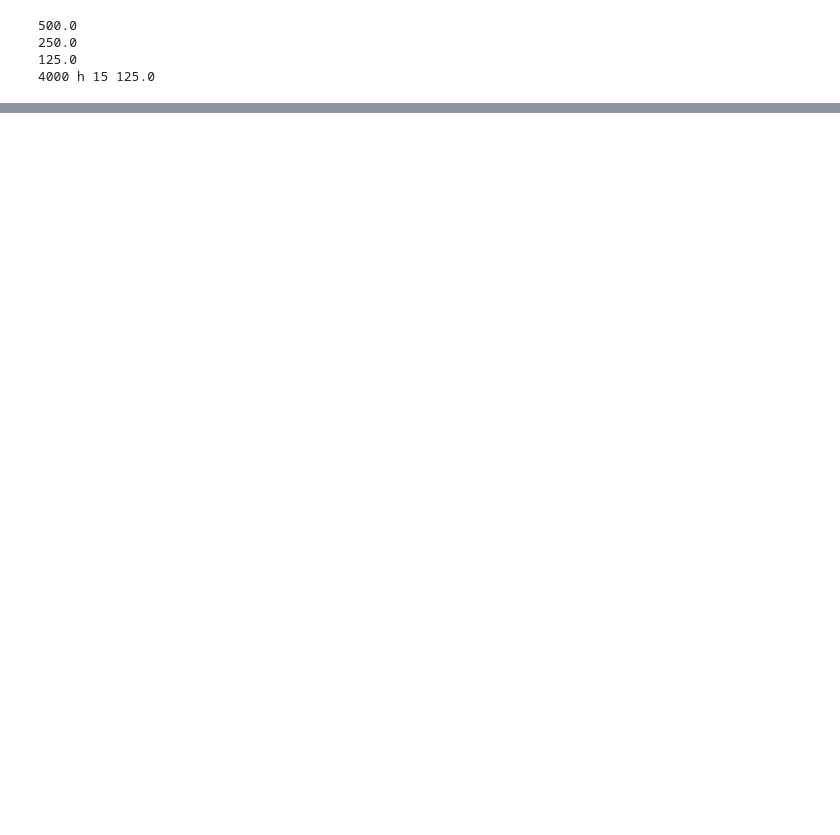
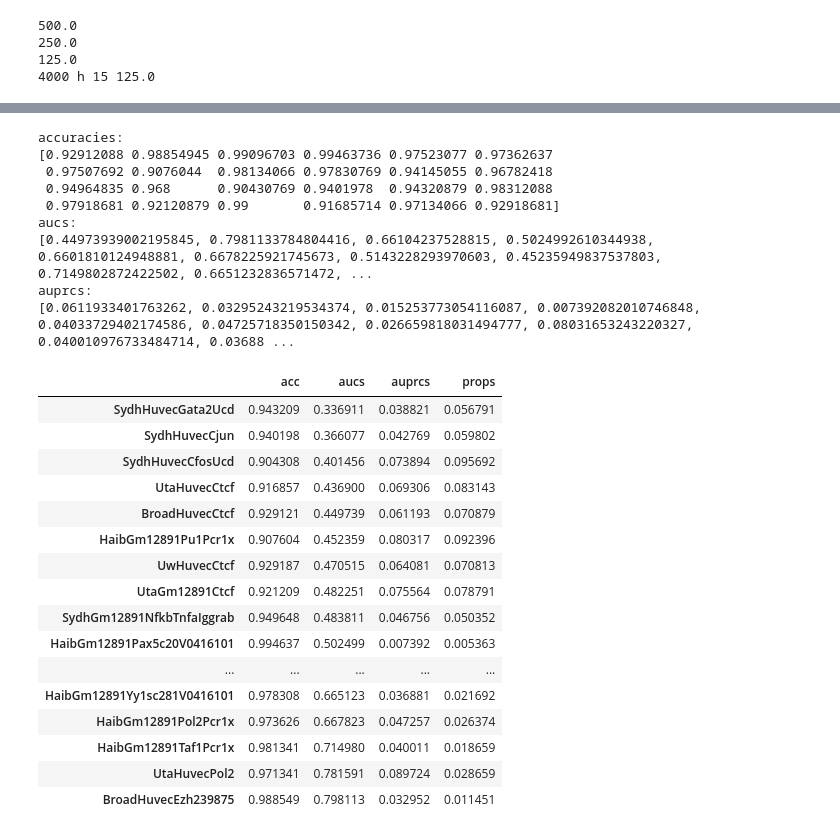
Before and after one commit to yakirr/motifnet, a Jupyter notebook: notebooks/2.train_model.ipynb, the cells around one changed output, grey strips where cells are left out. Cells and saved outputs as stored; diff of their text form; code cells hidden in the pictures; blank space fills up the shorter version.

Commit message:
calculate metrics

```diff
--- a/notebooks/2.train_model.ipynb
+++ b/notebooks/2.train_model.ipynb
@@ -16,7 +16,7 @@ test_out_path = '%s/texttest' % outbase
 # training hyperparameters
 batch_size = 50
 num_batches_in_train = int(434786 / batch_size)
-num_epochs = 10
+num_epochs = 2
 capacity = 2000
 min_after_dequeue = 1000
 learning_rate = 0.01
@@ -41,6 +41,14 @@ seqv_batch, labelv_batch = tf.train.shuffle_batch([seqv, labelv],
     capacity=capacity,
     min_after_dequeue=min_after_dequeue)
 print('outputs are of size', info['label_len'])
+
+reload(fxns)
+print(test_out_path)
+(seqt, labelt), info = fxns.get_seq_and_label(test_out_path, num_epochs=None)
+seqt_batch, labelt_batch = tf.train.shuffle_batch([seqt, labelt],
+    batch_size=batch_size,
+    capacity=capacity,
+    min_after_dequeue=min_after_dequeue)
 # %% [output]
 inputs are of size 4000
 outputs are of size 24
@@ -84,7 +93,7 @@ save_every = 250
 
 with tf.Session() as sess:
 
-    saver = tf.train.Saver()
+    saver = tf.train.Saver(max_to_keep=None)
 
     if global_step_to_load is None:
         global_step = 0
@@ -158,0 +221,55 @@ Epoch: 1 global_step 14175 i 5479 Avg loss in epoch(incomplete): 0.1650513595636
+# %%
+accuracies = np.mean((scores_arr > 0).astype(int) == labels_arr.astype(int), axis=0)
+
+print('accuracies:')
+print(accuracies)
+
+import sklearn.metrics
+print('aucs:')
+aucs = [sklearn.metrics.roc_auc_score(labels_arr[:,i],scores_arr[:,i]) for i in xrange(scores_arr.shape[1])]
+print(aucs)
+
+import sklearn.metrics
+def prec_recall(ys_true, ys_hat):
+    ys, xs, thresholds = sklearn.metrics.precision_recall_curve(ys_true, ys_hat)
+    return sklearn.metrics.auc(xs, ys, reorder=True)
+
+print('auprcs:')
+auprcs = [prec_recall(labels_arr[:,i],scores_arr[:,i]) for i in xrange(scores_arr.shape[1])]
+print(auprcs)
+
+props = np.mean(labels_arr, axis=0)
+
+import json
+ids = sorted(json.loads(info['tf_to_pos'].replace("'", '"')).keys())
+
+from IPython.display import display_pretty, display_html
+import pandas as pd
+display_html(pd.DataFrame({'props':props, 'acc':accuracies, 'auprcs':auprcs, 'aucs':aucs}, index=ids).sort_values(by='aucs').to_html(), raw=True)
+# %% [output]
+accuracies:
+[0.92912088 0.98854945 0.99096703 0.99463736 0.97523077 0.97362637
+ 0.97507692 0.9076044  0.98134066 0.97830769 0.94145055 0.96782418
+ 0.94964835 0.968      0.90430769 0.9401978  0.94320879 0.98312088
+ 0.97918681 0.92120879 0.99       0.91685714 0.97134066 0.92918681]
+aucs:
+[0.44973939002195845, 0.7981133784804416, 0.66104237528815, 0.5024992610344938, 0.6601810124948881, 0.6678225921745673, 0.5143228293970603, 0.45235949837537803, 0.7149802872422502, 0.6651232836571472, ...
+auprcs:
+[0.0611933401763262, 0.03295243219534374, 0.015253773054116087, 0.007392082010746848, 0.04033729402174586, 0.04725718350150342, 0.026659818031494777, 0.08031653243220327, 0.040010976733484714, 0.03688 ...
+|  | acc | aucs | auprcs | props |
+| SydhHuvecGata2Ucd | 0.943209 | 0.336911 | 0.038821 | 0.056791 |
+| SydhHuvecCjun | 0.940198 | 0.366077 | 0.042769 | 0.059802 |
+| SydhHuvecCfosUcd | 0.904308 | 0.401456 | 0.073894 | 0.095692 |
+| UtaHuvecCtcf | 0.916857 | 0.436900 | 0.069306 | 0.083143 |
+| BroadHuvecCtcf | 0.929121 | 0.449739 | 0.061193 | 0.070879 |
+| HaibGm12891Pu1Pcr1x | 0.907604 | 0.452359 | 0.080317 | 0.092396 |
+| UwHuvecCtcf | 0.929187 | 0.470515 | 0.064081 | 0.070813 |
+| UtaGm12891Ctcf | 0.921209 | 0.482251 | 0.075564 | 0.078791 |
+| SydhGm12891NfkbTnfaIggrab | 0.949648 | 0.483811 | 0.046756 | 0.050352 |
+| HaibGm12891Pax5c20V0416101 | 0.994637 | 0.502499 | 0.007392 | 0.005363 |
+| ... | ... | ... | ... | ... |
+| HaibGm12891Yy1sc281V0416101 | 0.978308 | 0.665123 | 0.036881 | 0.021692 |
+| HaibGm12891Pol2Pcr1x | 0.973626 | 0.667823 | 0.047257 | 0.026374 |
+| HaibGm12891Taf1Pcr1x | 0.981341 | 0.714980 | 0.040011 | 0.018659 |
+| UtaHuvecPol2 | 0.971341 | 0.781591 | 0.089724 | 0.028659 |
+| BroadHuvecEzh239875 | 0.988549 | 0.798113 | 0.032952 | 0.011451 |
```
Also changed, not shown: parts of 3 cells of this notebook.
